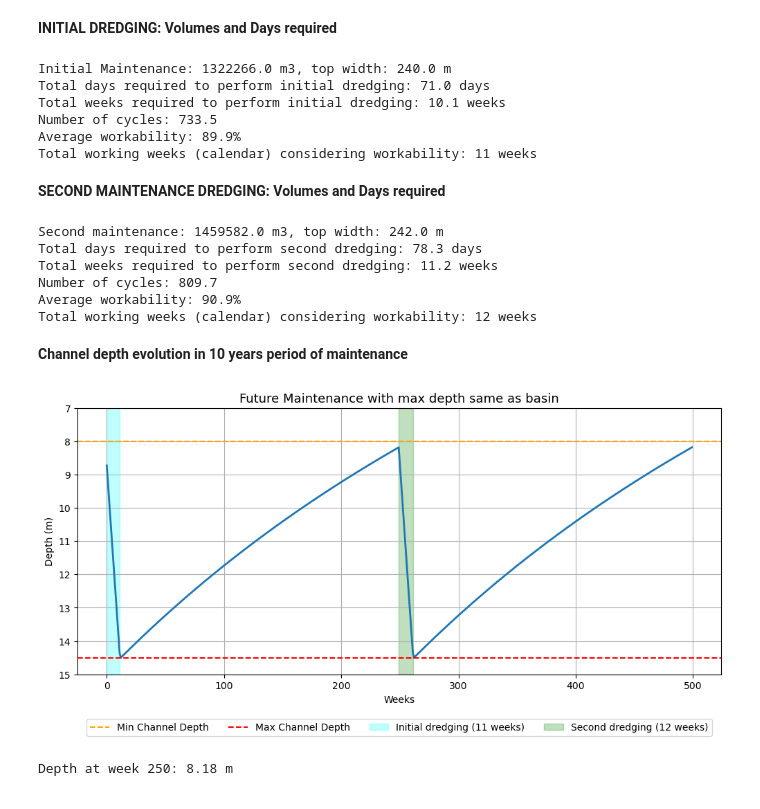
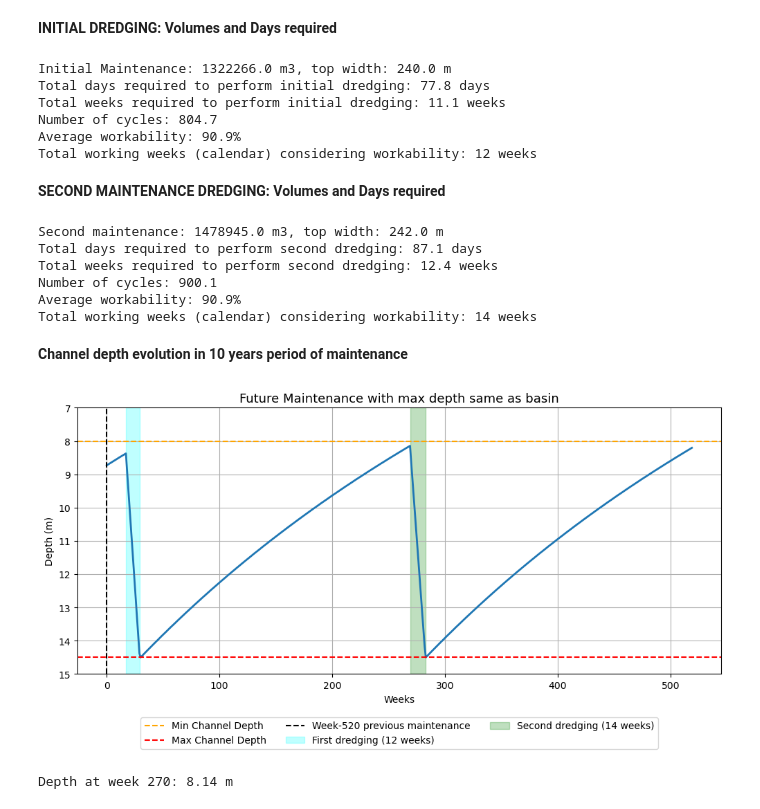
Before and after one commit to denisepierce01/Dredging, a Jupyter notebook: Future_maintenance_cycle.ipynb, the cells around one changed output. Cells and saved outputs as stored; diff of their text form; code cells hidden in the pictures.

```diff
--- a/Future_maintenance_cycle.ipynb
+++ b/Future_maintenance_cycle.ipynb
@@ -123,7 +123,7 @@ plt.ylabel('Workability [%]');
 # %%
 Hopper_capacity = 3700 # m3
 suction_diameter = 800 #mm
-Power = 940 #kW dredge pump diesel engine
+Power = 1250 #kW dredge pump diesel engine
 v_TSHD = 12 #knots
 v = 4 #m/s
 fraction_sand = 0.35
@@ -160,5 +160,5 @@ The average mixture density is  1395.0 kg/m3
 # %%
-rho_mix = 1500
+rho_mix = 1458
 rho_sea = 1025
 rho_sand = 2000
 
@@ -249,7 +249,7 @@ print(f'Total days required to perform initial dredging: {total_days_1:.1f} days
 print(f'Total weeks required to perform initial dredging: {total_weeks_1:.1f} weeks')
 
 # only use the top N highest workability months to compute average
-top_n = 4
+top_n = 3
 top_n = min(top_n, len(workability))
 top_values = np.sort(workability)[-top_n:]
 avg_workability_pct = np.mean(top_values)  # percent using only top_n months
@@ -261,15 +261,15 @@ print(f'Average workability: {avg_workability_pct:.1f}%')
 print(f'Total working weeks (calendar) considering workability: {calendar_weeks_required_1:.0f} weeks')
 # %% [output]
 Initial Maintenance: 1322266.0 m3, top width: 240.0 m
-Total days required to perform initial dredging: 71.0 days
-Total weeks required to perform initial dredging: 10.1 weeks
-Number of cycles: 733.5
-Average workability: 89.9%
-Total working weeks (calendar) considering workability: 11 weeks
+Total days required to perform initial dredging: 77.8 days
+Total weeks required to perform initial dredging: 11.1 weeks
+Number of cycles: 804.7
+Average workability: 90.9%
+Total working weeks (calendar) considering workability: 12 weeks
 # %% [markdown]
 **SECOND MAINTENANCE DREDGING: Volumes and Days required**
 # %%
-V_sand2, B_top_sand2 = V_trench(B = 220,H = 14.5-8.18,phi = 30, L=1000)
+V_sand2, B_top_sand2 = V_trench(B = 220,H = 14.5-8.1,phi = 30, L=1000)
 print('Second maintenance:', round(V_sand2,0) ,'m3, top width:', round(B_top_sand2,0), 'm')
 
 n_cycles_2 = V_sand2/sand_volume_cycle
@@ -292,12 +292,12 @@ print(f'Number of cycles: {n_cycles_2:.1f}')
 print(f'Average workability: {avg_workability_pct:.1f}%')
 print(f'Total working weeks (calendar) considering workability: {calendar_weeks_required_2:.0f} weeks')
 # %% [output]
-Second maintenance: 1459582.0 m3, top width: 242.0 m
-Total days required to perform second dredging: 78.3 days
-Total weeks required to perform second dredging: 11.2 weeks
-Number of cycles: 809.7
+Second maintenance: 1478945.0 m3, top width: 242.0 m
+Total days required to perform second dredging: 87.1 days
+Total weeks required to perform second dredging: 12.4 weeks
+Number of cycles: 900.1
 Average workability: 90.9%
-Total working weeks (calendar) considering workability: 12 weeks
+Total working weeks (calendar) considering workability: 14 weeks
 # %% [markdown]
 **Channel depth evolution in 10 years period of maintenance**
 # %%
@@ -310,11 +310,11 @@ width_at_8m = B_top_sand
 slant_angle = 30       # side slope (degrees)
 tan_phi = np.tan(np.radians(slant_angle))
 
-weeks = 500
-maintenance_start_week = 250   # week to start dredging
+weeks = 520
+maintenance_start_week = 270   # week to start dredging
 
 # simulate 10-year channel evolution with both initial and second maintenance dredging events
-init_maintenance_week = 1                      # schedule initial dredging at week 1
+init_maintenance_week = 18                      # schedule initial dredging at week 1
 dur_init = calendar_weeks_required_1           # weeks to restore for initial dredging
 second_maintenance_week = maintenance_start_week
 dur_second = calendar_weeks_required_2         # weeks to restore for second dredging
@@ -347,43 +347,44 @@ for t in range(weeks):
 
         if (t + 1) == init_maintenance_week:
             in_maintenance = True
             maintenance_duration = dur_init
             maintenance_timer = 0
         elif (t + 1) == second_maintenance_week:
             in_maintenance = True
             maintenance_duration = dur_second
             maintenance_timer = 0
 
     depth_history.append(depth)
 
 # Plot corrected result and compare with previous simulation
 plt.figure(figsize=(12,5))
 plt.plot(np.arange(len(depth_history)), depth_history, linewidth=2)
 plt.axhline(depth_threshold, linestyle='--', color='orange', label='Min Channel Depth')
 plt.axhline(depth_start, linestyle='--', color='red', label='Max Channel Depth')
+plt.axvline(0, linestyle='--', color='black', label='Week-520 previous maintenance')
 plt.axvspan(init_maintenance_week-1, init_maintenance_week-1 + dur_init,
-            color='cyan', alpha=0.25, label=f'Initial dredging ({dur_init:.0f} weeks)')
+            color='cyan', alpha=0.25, label=f'First dredging ({dur_init:.0f} weeks)')
 plt.axvspan(second_maintenance_week-1, second_maintenance_week-1 + dur_second,
             color='green', alpha=0.25, label=f'Second dredging ({dur_second:.0f} weeks)')
 plt.gca().invert_yaxis()
 plt.title("Future Maintenance with max depth same as basin", fontsize=13)
-plt.legend(loc='lower center', bbox_to_anchor=(0.5, -0.25), ncol=4, frameon=True)
+plt.legend(loc='lower center', bbox_to_anchor=(0.5, -0.3), ncol=3, frameon=True)
 plt.ylim(15,7)
 plt.xlabel("Weeks")
 plt.ylabel("Depth (m)")
 plt.grid(True)
 plt.show()
 
 # place legend below the plot
 # %% [output]
-[figure, old version]
+[figure, new version]
 # %%
 # print depth at week 260 (1-based week numbering)
-week = 250
+week = 270
 idx = week - 1
 if 0 <= idx < len(depth_history):
     print(f"Depth at week {week}: {depth_history[idx]:.2f} m")
 else:
     print(f"Week {week} is out of range (0-{len(depth_history)-1})")
 # %% [output]
-Depth at week 250: 8.18 m
+Depth at week 270: 8.14 m
```
Also changed, not shown: parts of 4 cells of this notebook.
